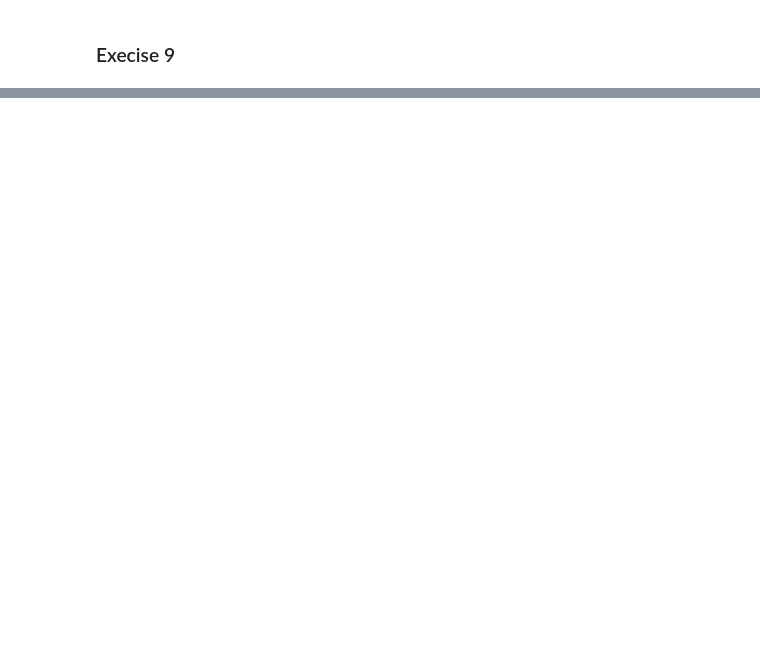
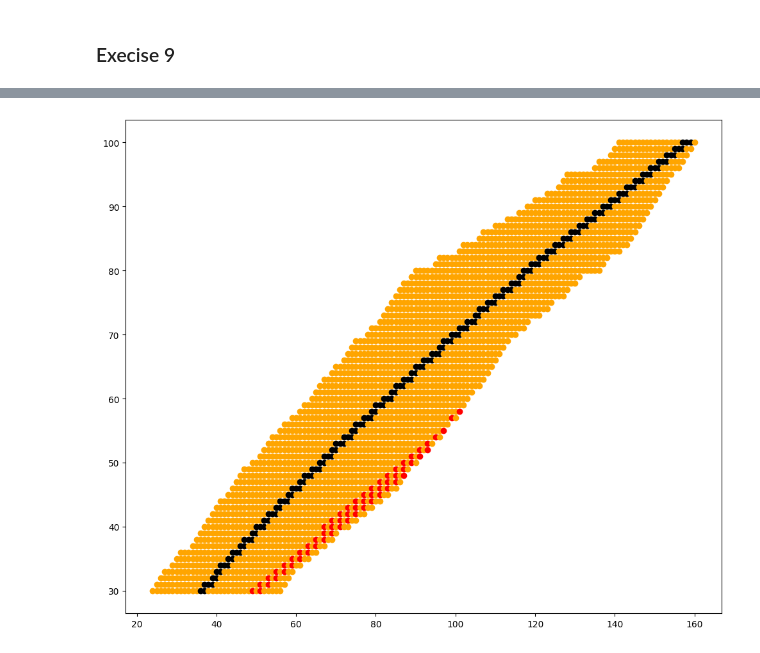
Before and after one commit to mariaheisel99/Studies, a Jupyter notebook: Nuclear_II/exercises.ipynb, the cells around one changed output, grey strips where cells are left out. Cells and saved outputs as stored; diff of their text form; code cells hidden in the pictures; blank space fills up the shorter version.

```diff
--- a/Nuclear_II/exercises.ipynb
+++ b/Nuclear_II/exercises.ipynb
@@ -109,5 +131,9 @@ elements = correct_missing_values_in_str(lines)
 
 import pandas as pd
 cols = ['NZ', 'N',  'Z', 'A' ,   'el','o',    'mass' , 'unc', 'binding', 'unc',     'B' , 'beta',  'unc' ,  'atomic_mass_first', 'atomic_mass_second',   'unc']
-test = pd.DataFrame((elements),columns=cols)
-As, Zs = [], []
+df = pd.DataFrame((elements),columns=cols)
+df[['Z', 'N', 'A']] = df[['Z', 'N', 'A']].astype(int)
+
+
+zs_beta_stability = df['A']/(1.97+0.015*df['A']**(2/3))
+zs = np.round(zs_beta_stability)
@@ -131,0 +140,19 @@ Name: A, Length: 232, dtype: object
+# %%
+fig, ax = plt.subplots(figsize = (12,10))
+
+# plt.scatter(df['Z'],df['N'], color = 'yellow',alpha = 0.99, s = 3)
+# plt.scatter(zs,df['A']-zs,color = 'k', s = 3)
+
+for a,z,n,z_stabil in zip(df['A'],df['Z'],df['N'],zs):
+    if z>=30 and z<=100:
+        if z==z_stabil:
+            color = 'k'
+        if z!=z_stabil:
+            color = 'orange'
+
+        sn = binding_E(a,z)-binding_E(a-1,z)
+        if sn>2 and sn<3:
+            color = 'red'
+        plt.scatter(n,z,color = color)
+# %% [output]
+[figure, added]
```
Also changed, not shown: parts of 7 cells of this notebook, 1 other file.
